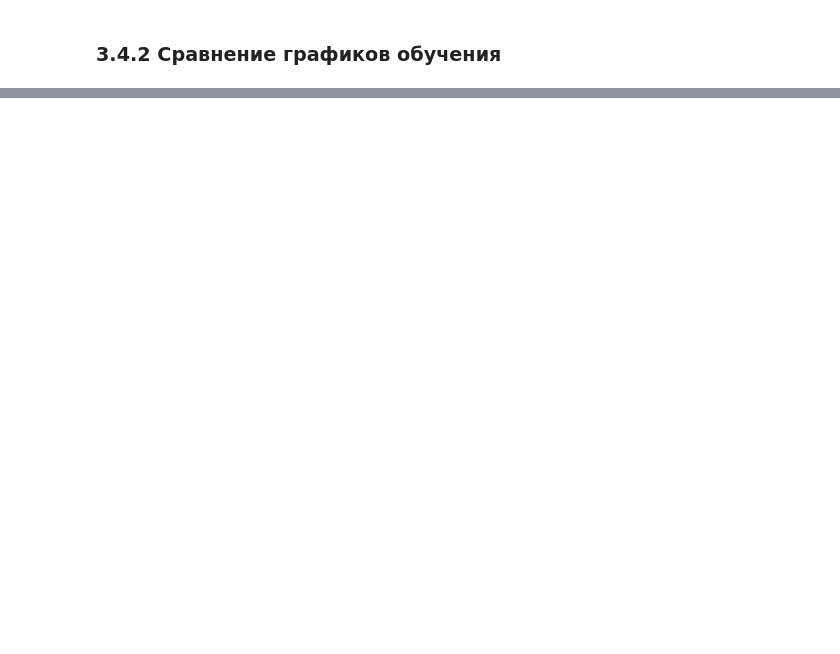
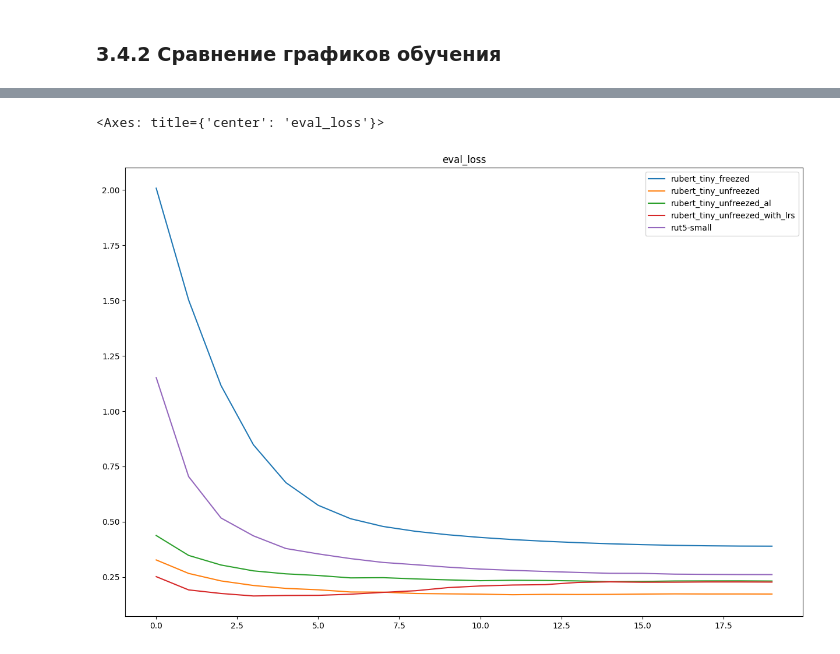
Before and after one commit to Falconwatch/llm_course, a Jupyter notebook: HW2/ДЗ2_done.ipynb, the cells around one changed output, grey strips where cells are left out. Drawn from its saved outputs; the diff is of its cells as text; code cells hidden in the pictures; blank space fills up the shorter version.

```diff
--- a/HW2/ДЗ2_done.ipynb
+++ b/HW2/ДЗ2_done.ipynb
@@ -775,0 +779,6 @@ full_hist.plot(title="eval_loss", figsize=[15,10])
+# %%
+#отрисую без замороженной Т5 чтобы было видно остальных
+full_hist.drop("rut5-small-freezed", axis=1).plot(title="eval_loss", figsize=[15,10])
+# %% [output]
+<Axes: title={'center': 'eval_loss'}>
+[figure, added]
```
Also changed, not shown: parts of 17 cells of this notebook.
